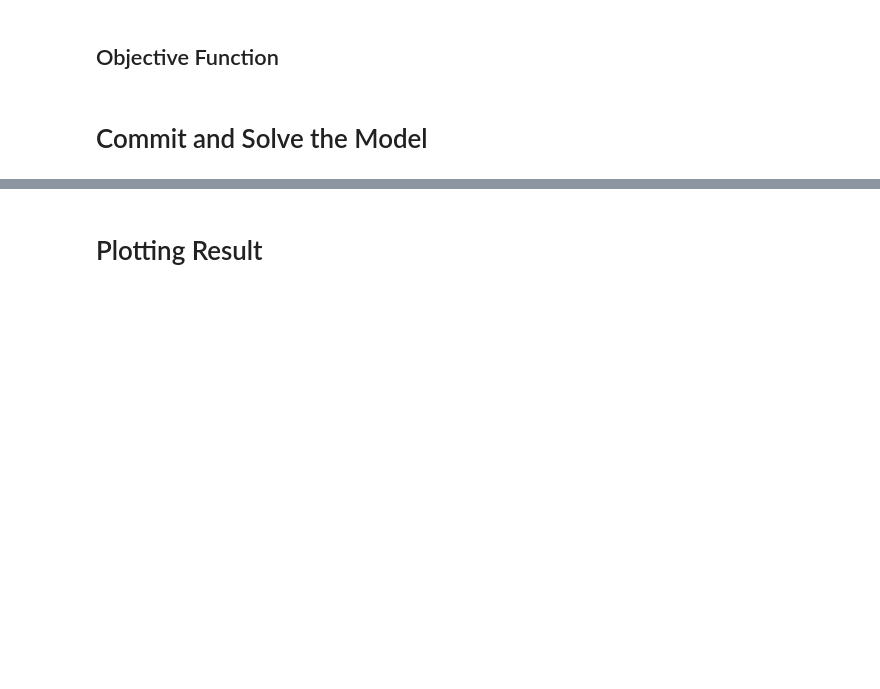
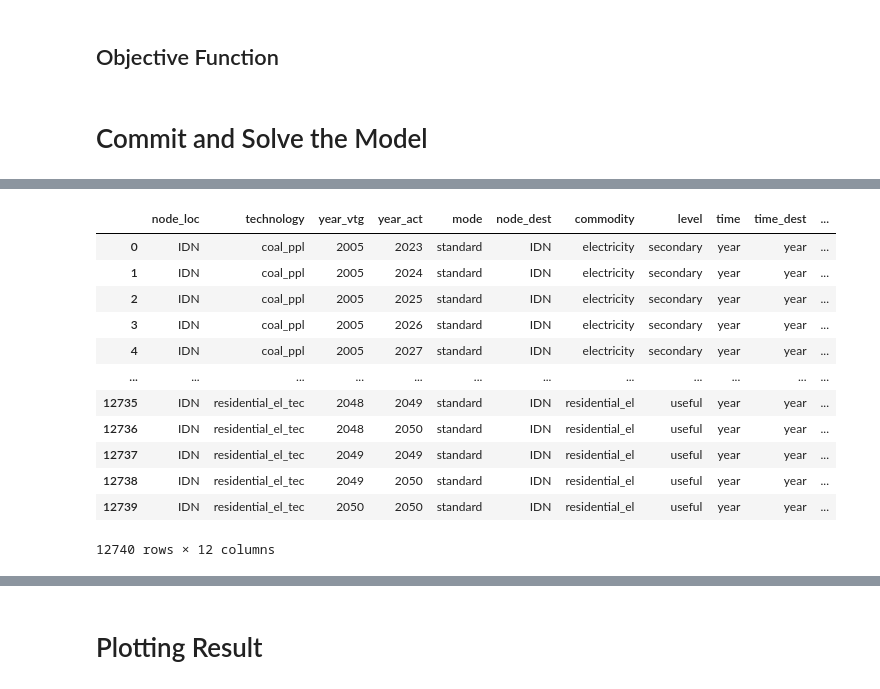
Before and after one commit to itangr31/messageix_indonesia_prototype, a Jupyter notebook: indonesia_baseline.ipynb, the cells around one changed output, grey strips where cells are left out. Saved outputs shown, nothing was run; the diff lists cells and outputs as text; code cells hidden in the pictures; blank space fills up the shorter version.

```diff
--- a/indonesia_baseline.ipynb
+++ b/indonesia_baseline.ipynb
@@ -695,3 +839,19 @@ scenario.solve()
+# %%
+scenario.par('output')
+# %% [output]
+|  | node_loc | technology | year_vtg | year_act | mode | node_dest | commodity | level | time | time_dest | ... |
+| 0 | IDN | coal_ppl | 2005 | 2023 | standard | IDN | electricity | secondary | year | year | ... |
+| 1 | IDN | coal_ppl | 2005 | 2024 | standard | IDN | electricity | secondary | year | year | ... |
+| 2 | IDN | coal_ppl | 2005 | 2025 | standard | IDN | electricity | secondary | year | year | ... |
+| 3 | IDN | coal_ppl | 2005 | 2026 | standard | IDN | electricity | secondary | year | year | ... |
+| 4 | IDN | coal_ppl | 2005 | 2027 | standard | IDN | electricity | secondary | year | year | ... |
+| ... | ... | ... | ... | ... | ... | ... | ... | ... | ... | ... | ... |
+| 12735 | IDN | residential_el_tec | 2048 | 2049 | standard | IDN | residential_el | useful | year | year | ... |
+| 12736 | IDN | residential_el_tec | 2048 | 2050 | standard | IDN | residential_el | useful | year | year | ... |
+| 12737 | IDN | residential_el_tec | 2049 | 2049 | standard | IDN | residential_el | useful | year | year | ... |
+| 12738 | IDN | residential_el_tec | 2049 | 2050 | standard | IDN | residential_el | useful | year | year | ... |
+| 12739 | IDN | residential_el_tec | 2050 | 2050 | standard | IDN | residential_el | useful | year | year | ... |
+12740 rows × 12 columns
 # %%
 scenario.var("OBJ")["lvl"]
 # %% [output]
```
Also changed, not shown: parts of 37 cells of this notebook.
